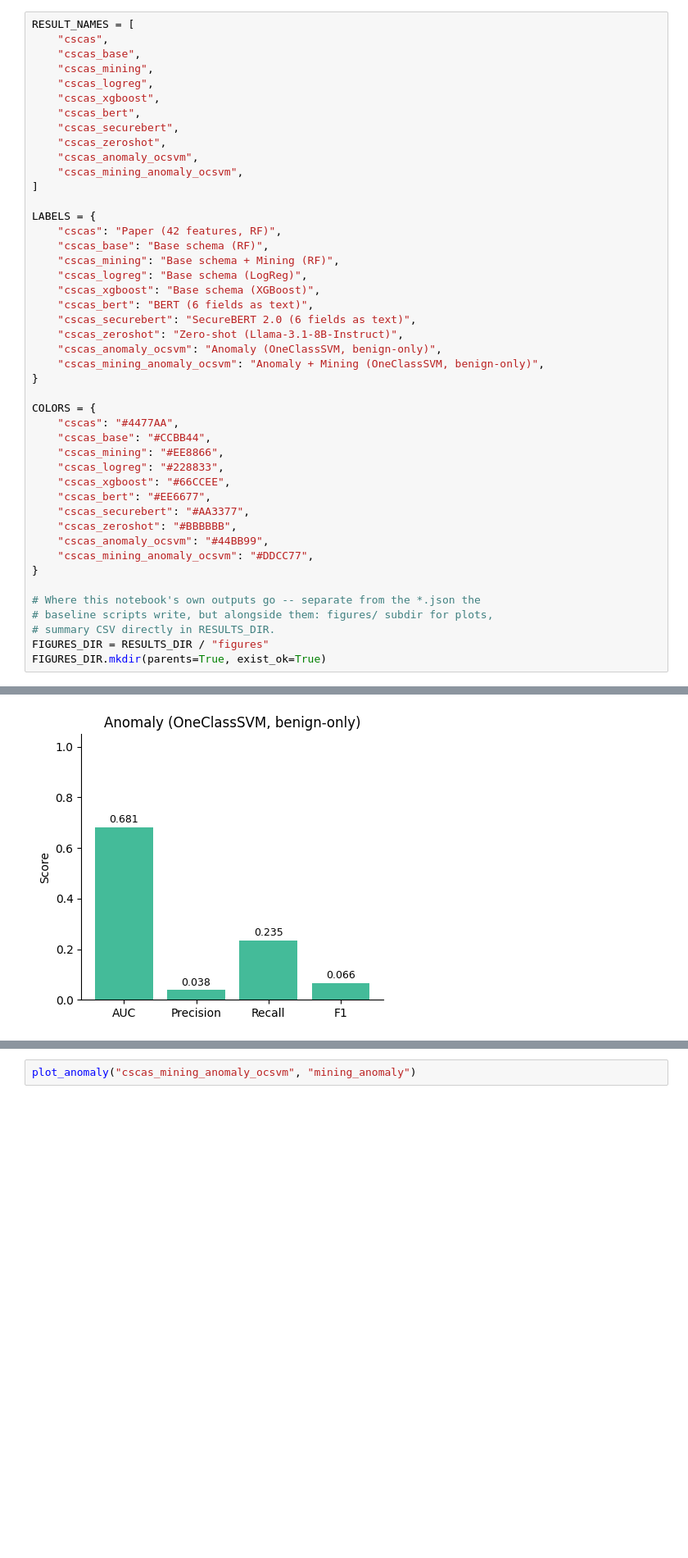
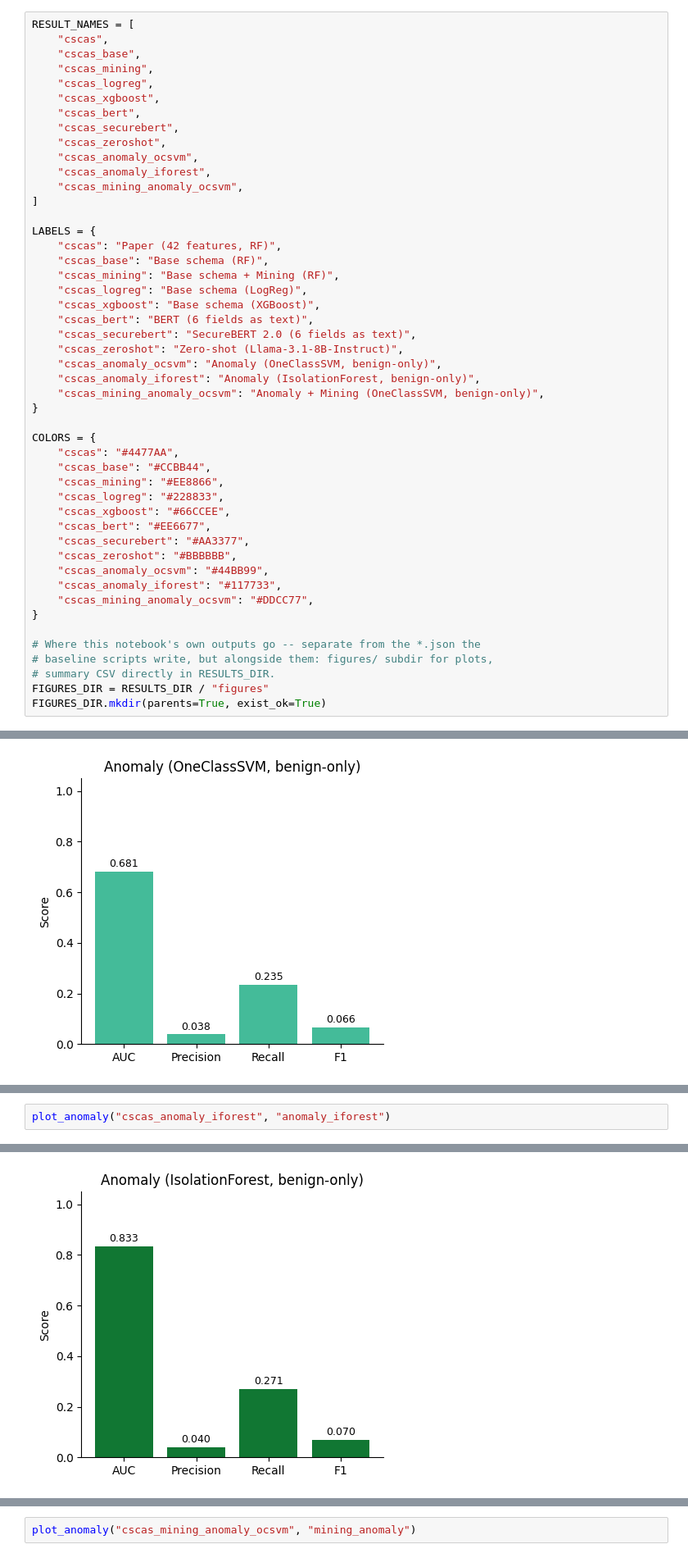
Before and after one commit to annaneliaa/msc-thesis, a Jupyter notebook: src/thesis/notebooks/baselines/cscas_baseline_comparison.ipynb, the cells around one changed output, grey strips where cells are left out. Shown at 82% size. Saved outputs shown, nothing was run; the diff lists cells and outputs as text; blank space fills up the shorter version.

```diff
--- a/src/thesis/notebooks/baselines/cscas_baseline_comparison.ipynb
+++ b/src/thesis/notebooks/baselines/cscas_baseline_comparison.ipynb
@@ -55,6 +57,7 @@ RESULT_NAMES = [
     "cscas_securebert",
     "cscas_zeroshot",
     "cscas_anomaly_ocsvm",
+    "cscas_anomaly_iforest",
     "cscas_mining_anomaly_ocsvm",
 ]
 
@@ -68,6 +71,7 @@ LABELS = {
     "cscas_securebert": "SecureBERT 2.0 (6 fields as text)",
     "cscas_zeroshot": "Zero-shot (Llama-3.1-8B-Instruct)",
     "cscas_anomaly_ocsvm": "Anomaly (OneClassSVM, benign-only)",
+    "cscas_anomaly_iforest": "Anomaly (IsolationForest, benign-only)",
     "cscas_mining_anomaly_ocsvm": "Anomaly + Mining (OneClassSVM, benign-only)",
 }
 
@@ -81,6 +85,7 @@ COLORS = {
     "cscas_securebert": "#AA3377",
     "cscas_zeroshot": "#BBBBBB",
     "cscas_anomaly_ocsvm": "#44BB99",
+    "cscas_anomaly_iforest": "#117733",
     "cscas_mining_anomaly_ocsvm": "#DDCC77",
 }
 
@@ -241,0 +251,3 @@ Figure written to /Users/annavisman/stack/TUDelft/thesis/msc-thesis/src/thesis/b
+# %%
+plot_anomaly("cscas_anomaly_iforest", "anomaly_iforest")
+# %% [output]
@@ -242,3 +255,4 @@ Figure written to /Users/annavisman/stack/TUDelft/thesis/msc-thesis/src/thesis/b
+[figure, added]
 # %% [markdown]
 ## Anomaly + Mining (OneClassSVM, benign-only)
 
```
Also changed, not shown: parts of 5 cells of this notebook, 12 other files.
